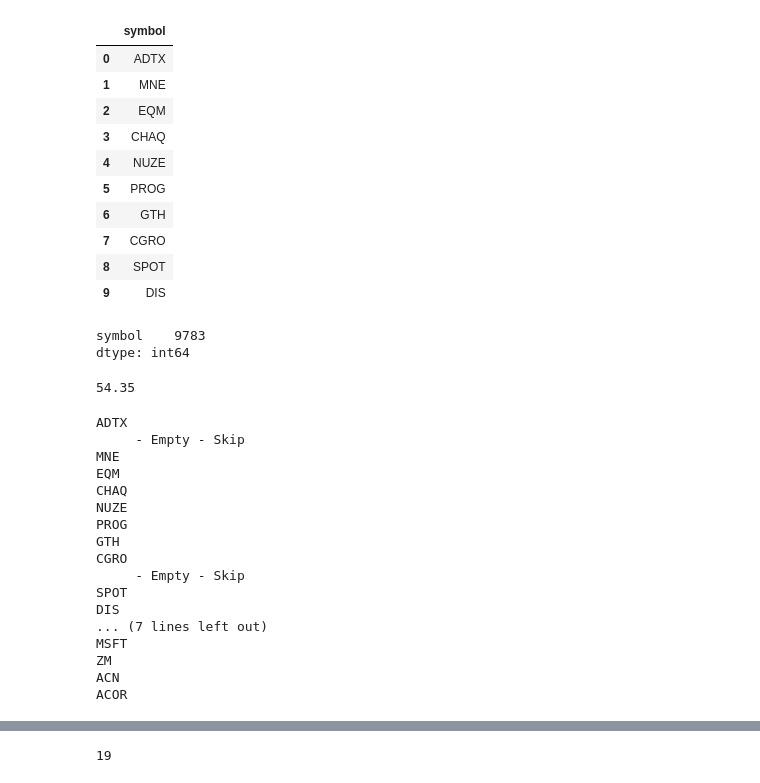
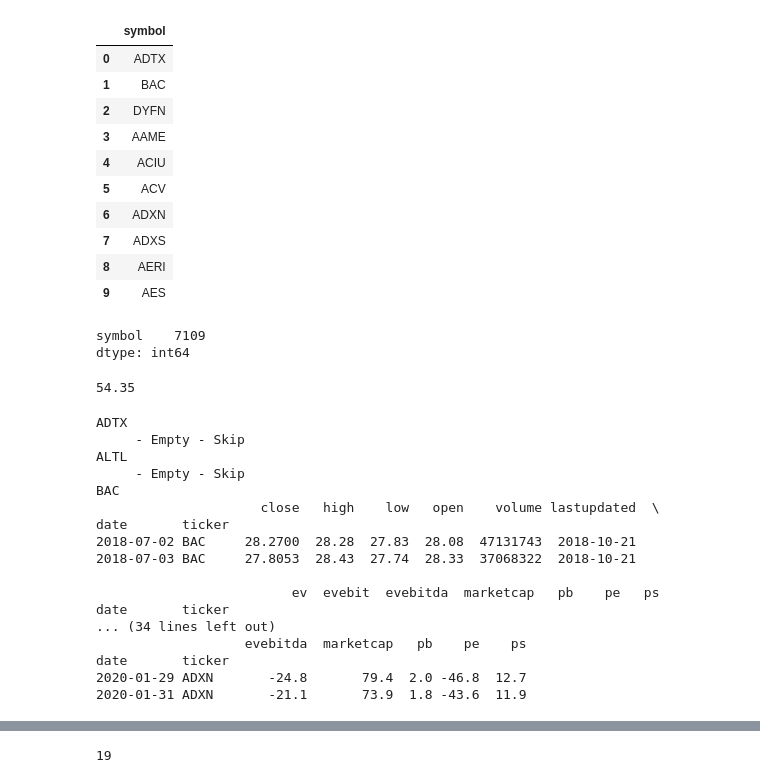
Before and after one commit to VandyFinTech2020/AlphaBot---Custom-Stock-Portfolio-Optimization-for-your-Investment-Strategy, a Jupyter notebook: FullProcess.ipynb, the cells around one changed output, grey strips where cells are left out. Saved outputs shown, nothing was run; the diff lists cells and outputs as text; code cells hidden in the pictures.

```diff
--- a/FullProcess.ipynb
+++ b/FullProcess.ipynb
@@ -22,26 +23,26 @@ tradeable = [asset for asset in assets if asset.tradable ]
 # %%
 # Create a new empty DataFrame
 asset_info_df = pd.DataFrame()
-asset_info_df['symbol'] = pd.Series([asset.symbol for asset in assets])
+asset_info_df['symbol'] = pd.Series([asset.symbol for asset in assets if asset.exchange=="NASDAQ" or asset.exchange=="NYSE"])
 
 # Display the first 10 asset tickers
 display(asset_info_df.head(10))
 # %% [output]
 |  | symbol |
 | 0 | ADTX |
-| 1 | MNE |
-| 2 | EQM |
-| 3 | CHAQ |
-| 4 | NUZE |
-| 5 | PROG |
-| 6 | GTH |
-| 7 | CGRO |
-| 8 | SPOT |
-| 9 | DIS |
+| 1 | BAC |
+| 2 | DYFN |
+| 3 | AAME |
+| 4 | ACIU |
+| 5 | ACV |
+| 6 | ADXN |
+| 7 | ADXS |
+| 8 | AERI |
+| 9 | AES |
 # %%
 print(asset_info_df.count())
 # %% [output]
-symbol    9783
+symbol    7109
 dtype: int64
 # %%
 print(9783/180)
@@ -69,32 +70,50 @@ for asset in asset_info:
         after=None,
         until=None,
     ).df
-    # print(df)
+
+
+
+    dfq = quandl.get_table('SHARADAR/DAILY', ticker=asset)
+    #print(df)
     if df.empty:
         print("     - Empty - Skip")
+    elif dfq.empty:
+        print("     - Empty - Skip")
     else:
-        stockprices.append(df)
+        # format alpaca df for joining
+        df = df.stack(level=0)
+        df = df.rename_axis(('date', 'ticker'))
+        df = df.reset_index()
+        df['date'] = df['date'].dt.date
+        df = df.set_index(["date", "ticker"])
+
+        dfq = dfq.set_index(["date", "ticker"])
+        dfb = df.join(dfq)
+        print(dfb.head(2))
+        #stockprices.append({"Ticker" : asset, "Metrics": dfb})
+        stockprices.append(dfb)
         # print("Length:", len(stockprices))
-    i += 1
-    if i % 3 == 0:
+        i += 1
         sleep(1)
-        if i > 20:
+
+        # take these two lines out when you're ready to run for all assets
+        if i > 3:
             break
 # %% [output]
 ADTX
      - Empty - Skip
-MNE
-EQM
-CHAQ
-NUZE
-PROG
-GTH
-CGRO
+ALTL
      - Empty - Skip
-SPOT
-DIS
-... (7 lines left out)
-MSFT
-ZM
-ACN
-ACOR
+BAC
+                     close   high    low   open    volume lastupdated  \
+date       ticker
+2018-07-02 BAC     28.2700  28.28  27.83  28.08  47131743  2018-10-21
+2018-07-03 BAC     27.8053  28.43  27.74  28.33  37068322  2018-10-21
+
+                         ev  evebit  evebitda  marketcap   pb    pe   ps
+date       ticker
+... (34 lines left out)
+                   evebitda  marketcap   pb    pe    ps
+date       ticker
+2020-01-29 ADXN       -24.8       79.4  2.0 -46.8  12.7
+2020-01-31 ADXN       -21.1       73.9  1.8 -43.6  11.9
```
Also changed, not shown: parts of 5 cells of this notebook.
